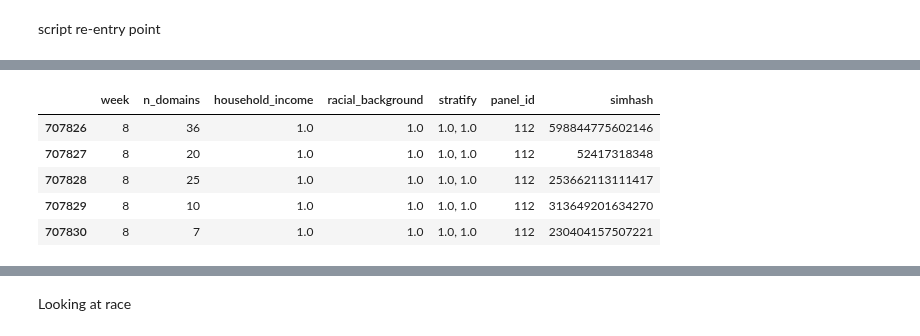
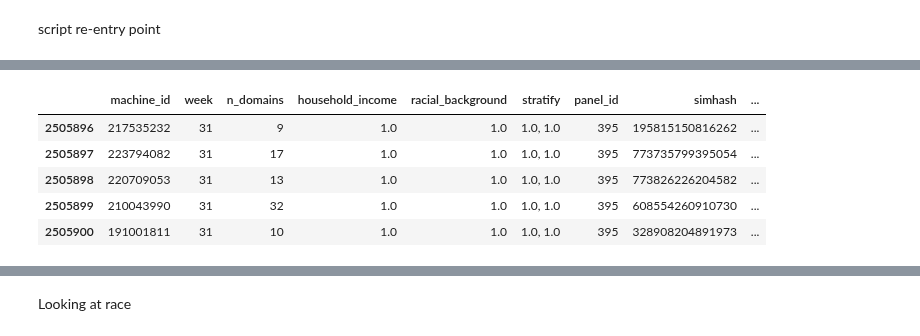
Before and after one commit to aberke/floc-analysis, a Jupyter notebook: notebooks/sessions_panels_floc_cohorts.ipynb, the cells around one changed output, grey strips where cells are left out. Cells and saved outputs as stored; diff of their text form; code cells hidden in the pictures.

```diff
--- a/notebooks/sessions_panels_floc_cohorts.ipynb
+++ b/notebooks/sessions_panels_floc_cohorts.ipynb
@@ -175,12 +205,13 @@ print('using random panel id: %s' % panel_id)
 # %%
 panel_df = all_panels_df[all_panels_df.panel_id == panel_id].copy()
+panel_df.head()
 # %% [output]
-|  | week | n_domains | household_income | racial_background | stratify | panel_id | simhash |
-| 707826 | 8 | 36 | 1.0 | 1.0 | 1.0, 1.0 | 112 | 598844775602146 |
-| 707827 | 8 | 20 | 1.0 | 1.0 | 1.0, 1.0 | 112 | 52417318348 |
-| 707828 | 8 | 25 | 1.0 | 1.0 | 1.0, 1.0 | 112 | 253662113111417 |
-| 707829 | 8 | 10 | 1.0 | 1.0 | 1.0, 1.0 | 112 | 313649201634270 |
-| 707830 | 8 | 7 | 1.0 | 1.0 | 1.0, 1.0 | 112 | 230404157507221 |
+|  | machine_id | week | n_domains | household_income | racial_background | stratify | panel_id | simhash | ... |
+| 2505896 | 217535232 | 31 | 9 | 1.0 | 1.0 | 1.0, 1.0 | 395 | 195815150816262 | ... |
+| 2505897 | 223794082 | 31 | 17 | 1.0 | 1.0 | 1.0, 1.0 | 395 | 773735799395054 | ... |
+| 2505898 | 220709053 | 31 | 13 | 1.0 | 1.0 | 1.0, 1.0 | 395 | 773826226204582 | ... |
+| 2505899 | 210043990 | 31 | 32 | 1.0 | 1.0 | 1.0, 1.0 | 395 | 608554260910730 | ... |
+| 2505900 | 191001811 | 31 | 10 | 1.0 | 1.0 | 1.0, 1.0 | 395 | 328908204891973 | ... |
 # %%
 print('cohort sizes:')
 
```
Also changed, not shown: parts of 10 cells of this notebook.
